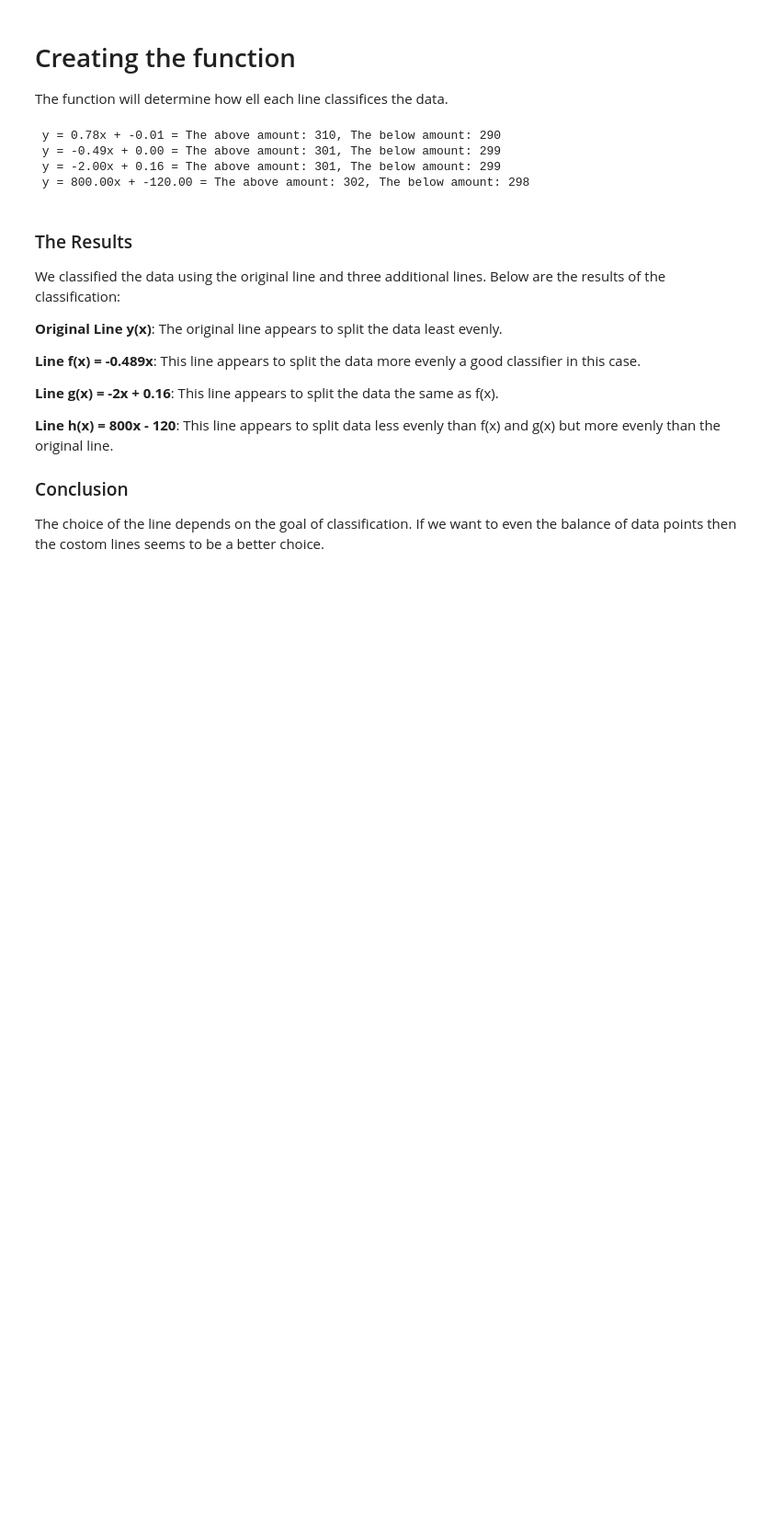
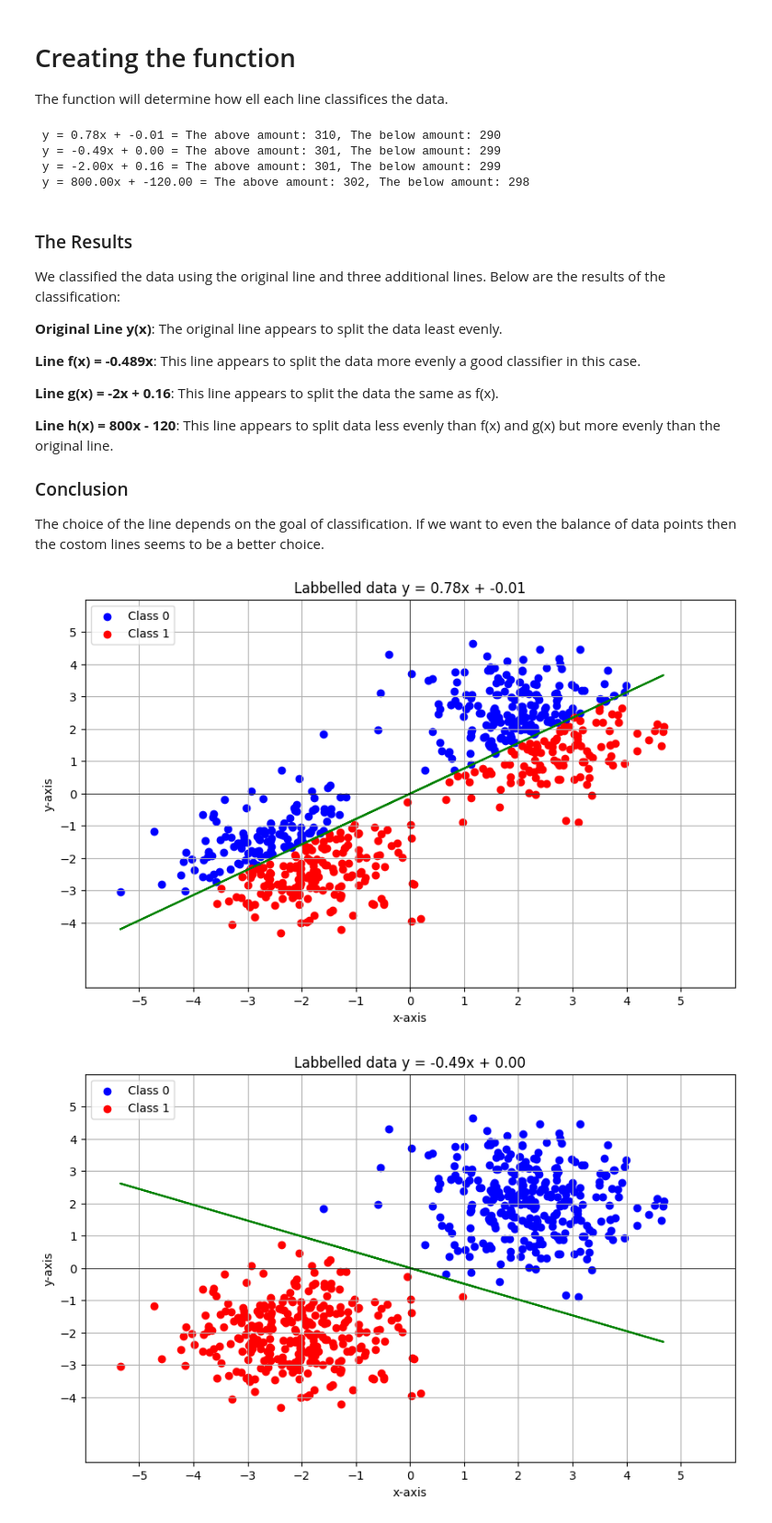
Before and after one commit to AptiDz/python-programming-APTI-DZHAMURZAEV, a Jupyter notebook: Labs/Lab3/report for lab3.ipynb, the cells around one changed output. Shown: that part at 92% size. Cells and saved outputs as stored; diff of their text form; code cells hidden in the pictures; blank space fills up the shorter version.

Commit message:
updated the report with plots

```diff
--- a/Labs/Lab3/report for lab3.ipynb
+++ b/Labs/Lab3/report for lab3.ipynb
@@ -95,7 +83,8 @@ plt.show()
 # Creating the function
 The function will determine how ell each line classifices the data.
 # %%
-# Function which determines if a point is above\left on vetical line or below\right on vertical line on given line
+
+# Function which determines if a point is above\left on vetical line or below\right on vertical line on given line. The function is modified which is the reason not importing it from lab3.py.
 def classify_points(xy, k, m):
     above = []
     below = []
@@ -109,8 +98,8 @@ def classify_points(xy, k, m):
     return above, below
 
 
-# Classify the points with inserted lines on each linear equation
-above_original, below_original = classify_points(x_y, k_, m_)  # original Line y(x)
+# Classify the points with inserted lines on each linear equation. The variables will be reusable assets if you have interest to plot them.
+above_original, below_original = classify_points(x_y, k_o, m_o)  # original Line y(x)
 above_f, below_f = classify_points(x_y, k_f, m_f)  # Line f(x)
 above_g, below_g = classify_points(x_y, k_g, m_g)  # Line g(x)
 above_h, below_h = classify_points(x_y, k_h, m_h)  # Line h(x)
@@ -133,3 +122,55 @@ We classified the data using the original line and three additional lines. Below
 
 ### Conclusion
 The choice of the line depends on the goal of classification. If we want to even the balance of data points then the costom lines seems to be a better choice.
+# %%
+# Creating the function to split the axis
+def split_labelled_points(above_xy, below_xy):
+    above_x = [x for x, _ in above_xy]
+    above_y = [y for _, y in above_xy]
+    below_x = [x for x, _ in below_xy]
+    below_y = [y for _, y in below_xy]
+    return above_x, above_y, below_x, below_y
+
+# Creating the variables through the function to get the each above and below for both axis for every used line.
+above_x_o, above_y_o, below_x_o, below_y_o = split_labelled_points(above_original, below_original)
+above_x_f, above_y_f, below_x_f, below_y_f = split_labelled_points(above_f, below_f)
+above_x_g, above_y_g, below_x_g, below_y_g = split_labelled_points(above_g, below_g)
+above_x_h, above_y_h, below_x_h, below_y_h = split_labelled_points(above_h, below_h)
+
+# Creating the plot function to be able to plot for each lined in labbelled points
+def plot_labbeled_points(above_x, above_y, below_x, below_y, k, m):
+    plt.figure(figsize=(10, 6))
+    plt.scatter(above_x, above_y, color="blue", label="Class 0")
+    plt.scatter(below_x, below_y, color="red", label="Class 1")
+    plt.plot(x_side, k * x_side + m, color ="green")
+    plt.legend(loc='upper left')
+
+
+    plt.xlabel("x-axis")
+    plt.ylabel("y-axis")
+    plt.title(f"Labbelled data y = {k:.2f}x + {m:.2f}")
+
+
+    x_values = tuple(range(round(min(x_side)), round(max(x_side))+1))
+    y_values = tuple(range(round(min(y_side)), round(max(y_side))+1))
+    plt.xticks(x_values)
+    plt.yticks(y_values)
+    plt.xlim(-6,6)
+    plt.ylim(-6,6)
+
+
+    plt.grid()
+    plt.axhline(0, color="black", lw=0.5)
+    plt.axvline(0, color="black", lw=0.5)
+
+
+    plt.show()
+
+# Calling the function and creating the plot for each line
+plot_labbeled_points(above_x_o, above_y_o, below_x_o, below_y_o, k_o, m_o)
+plot_labbeled_points(above_x_f, above_y_f, below_x_f, below_y_f, k_f, m_f)
+plot_labbeled_points(above_x_g, above_y_g, below_x_g, below_y_g, k_g, m_g)
+plot_labbeled_points(above_x_h, above_y_h, below_x_h, below_y_h, k_h, m_h)
+# %% [output]
+[figure, added]
+[figure, added]
```
Also changed, not shown: parts of 3 cells of this notebook.
